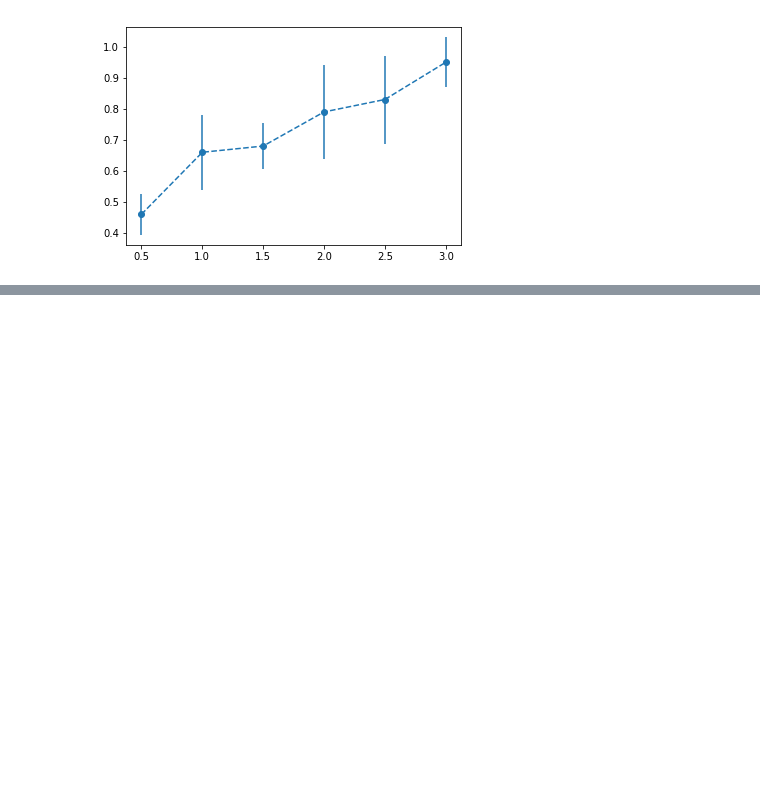
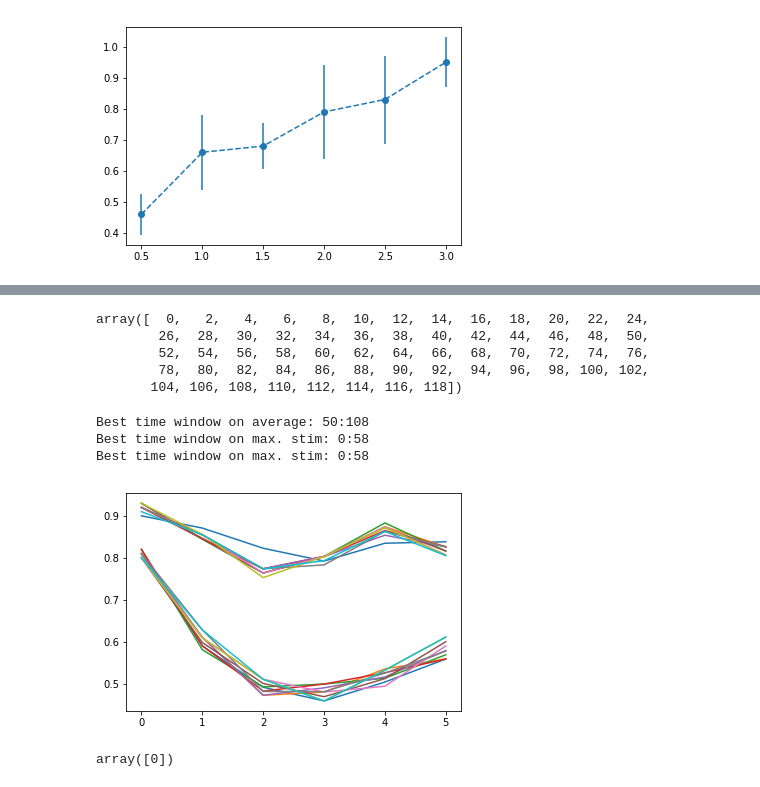
Before and after one commit to ge00rg/LabRotSprekeler, a Jupyter notebook: SVM.ipynb, the cells around one changed output, grey strips where cells are left out. Cells and saved outputs as stored; diff of their text form; code cells hidden in the pictures; blank space fills up the shorter version.

```diff
--- a/SVM.ipynb
+++ b/SVM.ipynb
@@ -120,0 +199,7 @@ plt.xlim(0,1)
+# %%
+n_out = 6
+inds = np.argsort(means)[::-1]
+
+print("{} recordings sites best for classification:".format(n_out))
+for i in range(n_out):
+    print("At recording site {0}: accuracy: {1: .2f} (+/- {2: .2f}) with a positive label fraction of {3: .2f} out of {4}".format(inds[i], means[inds[i]], stds[inds[i]]*2, bals[inds[i]], ns[inds[i]]))
@@ -176,0 +319,3 @@ plt.errorbar(stims, means, yerr=std, fmt='--o')
+# %%
+for k, scores in enumerate(sc):
+    print("For stimApm {0: .2f}: accuracy: {1: .2f} (+/- {2: .2f})".format(stims[k], np.mean(scores), 2*np.std(scores)))
@@ -176,0 +340,10 @@ plt.errorbar(stims, means, yerr=std, fmt='--o')
+# %%
+f = h5py.File(filename+".hdf5", "r")
+f['data'].shape
+np.arange(0,120, 2)
+# %% [output]
+array([  0,   2,   4,   6,   8,  10,  12,  14,  16,  18,  20,  22,  24,
+        26,  28,  30,  32,  34,  36,  38,  40,  42,  44,  46,  48,  50,
+        52,  54,  56,  58,  60,  62,  64,  66,  68,  70,  72,  74,  76,
+        78,  80,  82,  84,  86,  88,  90,  92,  94,  96,  98, 100, 102,
+       104, 106, 108, 110, 112, 114, 116, 118])
@@ -176,0 +414,29 @@ plt.errorbar(stims, means, yerr=std, fmt='--o')
+# %%
+scs = np.array(scs)
+m_scs = np.mean(scs, axis=2)
+m_vals = np.mean(m_scs, axis=1)
+inds = np.argsort(m_vals)
+
+#max_vals = np.mean(m_scs[:,5])
+#min_vals = np.mean(m_scs[:,0])
+max_inds = np.argsort(max_vals)
+min_inds = np.argsort(min_vals)
+
+for i in inds[:10]:
+    plt.plot(m_scs[i])
+
+for i in inds[::-1][:10]:
+    plt.plot(m_scs[i])
+
+print('Best time window on average: {}:{}'.format((inds[::-1][0])*2, (inds[::-1][0])*2+av_time))
+print('Best time window on max. stim: {}:{}'.format((max_inds[::-1][0])*2, (max_inds[::-1][0])*2+av_time))
+print('Best time window on max. stim: {}:{}'.format((min_inds[::-1][0])*2, (min_inds[::-1][0])*2+av_time))
+# %% [output]
+Best time window on average: 50:108
+Best time window on max. stim: 0:58
+Best time window on max. stim: 0:58
+[figure, added]
+# %%
+max_inds
+# %% [output]
+array([0])
```
Also changed, not shown: parts of 7 cells of this notebook, 2 other files.
